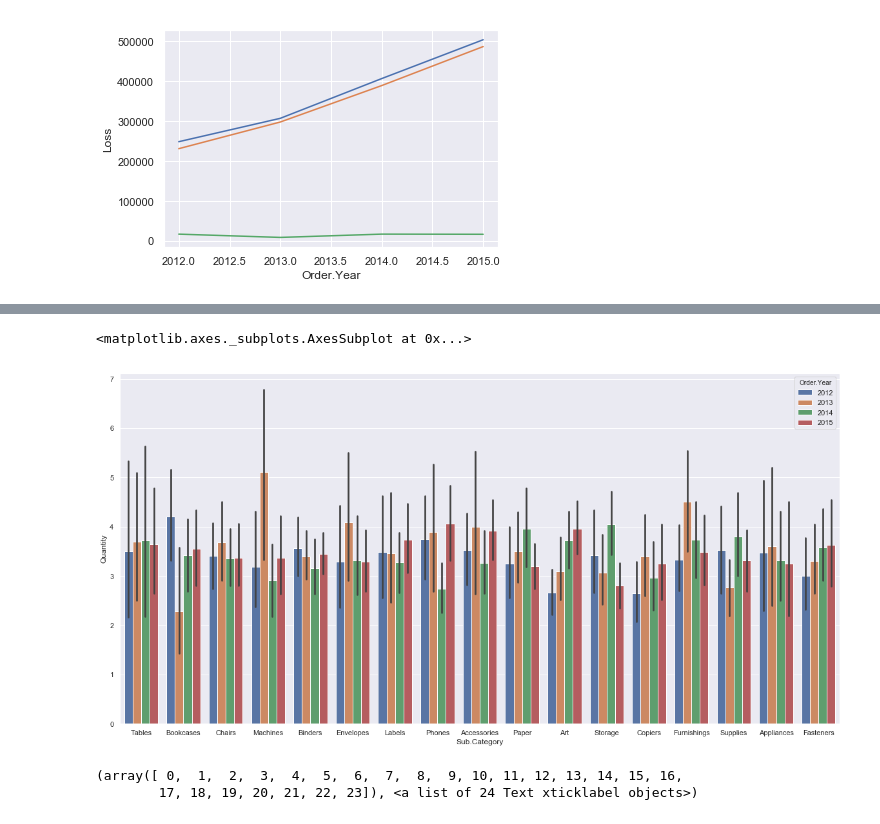
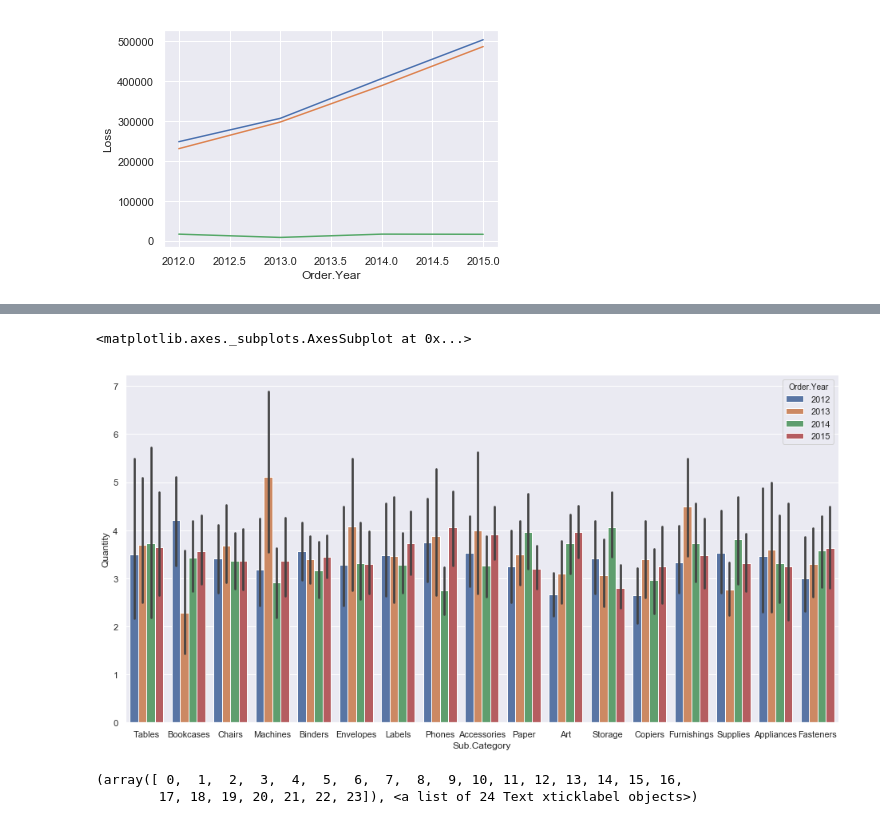
Before and after one commit to cchen17/machine-learning_house-prices, a Jupyter notebook: denise/MachineLearningLab.ipynb, the cells around one changed output, grey strips where cells are left out. Saved outputs shown, nothing was run; the diff lists cells and outputs as text; code cells hidden in the pictures.

```diff
--- a/denise/MachineLearningLab.ipynb
+++ b/denise/MachineLearningLab.ipynb
@@ -472,9 +474,9 @@ sns.barplot(data = merged, x = 'Order.Month', y='Quantity', hue = 'Order.Year')
 # %%
-plt.figure(figsize = (20,10))
+plt.figure(figsize = (16,8))
 sns.barplot(data = merged, x = 'Sub.Category', y='Quantity', hue = 'Order.Year')
 # %% [output]
 <matplotlib.axes._subplots.AxesSubplot at 0x...>
-[figure, old version]
+[figure, new version]
 # %%
 ByRegion = merged.groupby('Region').sum()
 ByRegion  = ByRegion.reset_index()
```
Also changed, not shown: parts of 40 cells of this notebook.
